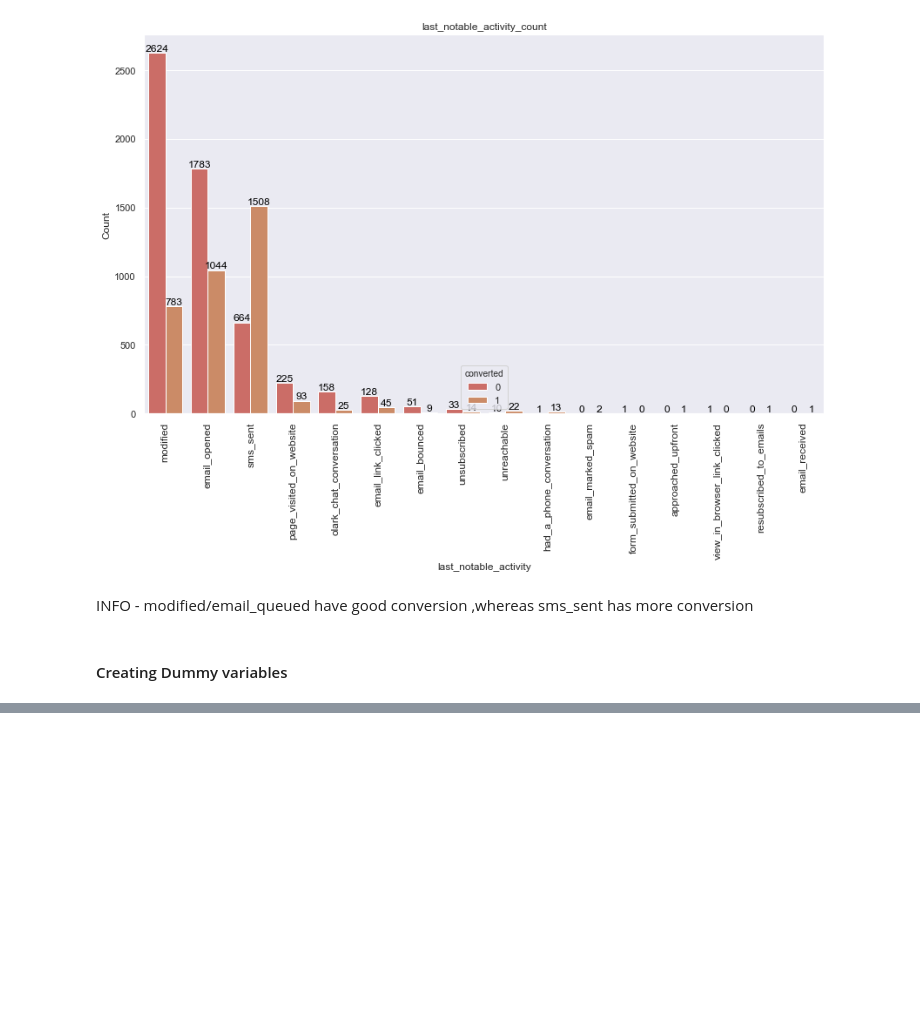
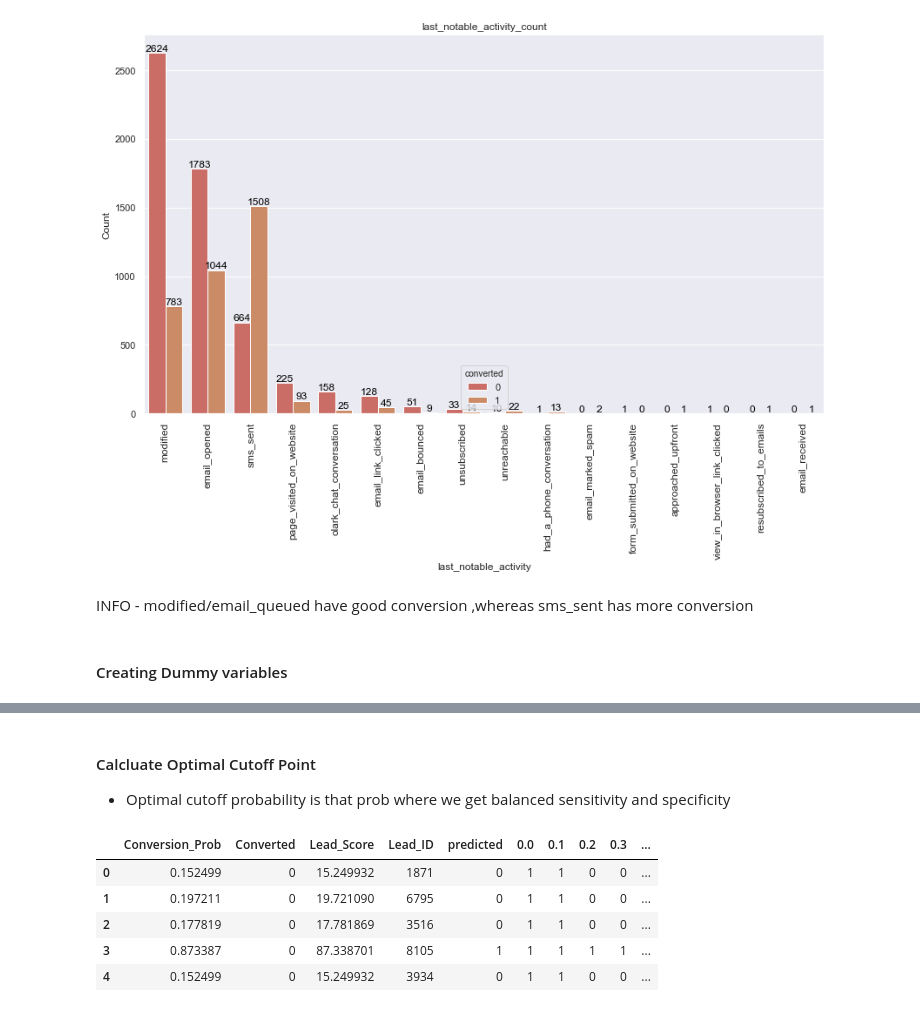
Before and after one commit to gauravsoni1112/Data-Science-Project, a Jupyter notebook: Lead Scoring/Lead Scoring Assignment/Lead-Scoring-Case-Study.ipynb, the cells around one changed output, grey strips where cells are left out. Cells and saved outputs as stored; diff of their text form; code cells hidden in the pictures; blank space fills up the shorter version.

```diff
--- a/Lead Scoring/Lead Scoring Assignment/Lead-Scoring-Case-Study.ipynb
+++ b/Lead Scoring/Lead Scoring Assignment/Lead-Scoring-Case-Study.ipynb
@@ -1049,0 +1668,15 @@ leads_df['what_matters_most_to_you_in_choosing_a_course'] = leads_df['what_matte
+# %% [markdown]
+#### Calcluate Optimal Cutoff Point
+- Optimal cutoff probability is that prob where we get balanced sensitivity and specificity
+# %%
+numbers = [float(x)/10 for x in range(10)]
+for i in numbers:
+    y_train_pred_final[i]= y_train_pred_final.Conversion_Prob.map(lambda x: 1 if x > i else 0)
+y_train_pred_final.head()
+# %% [output]
+|  | Conversion_Prob | Converted | Lead_Score | Lead_ID | predicted | 0.0 | 0.1 | 0.2 | 0.3 | ... |
+| 0 | 0.152499 | 0 | 15.249932 | 1871 | 0 | 1 | 1 | 0 | 0 | ... |
+| 1 | 0.197211 | 0 | 19.721090 | 6795 | 0 | 1 | 1 | 0 | 0 | ... |
+| 2 | 0.177819 | 0 | 17.781869 | 3516 | 0 | 1 | 1 | 0 | 0 | ... |
+| 3 | 0.873387 | 0 | 87.338701 | 8105 | 1 | 1 | 1 | 1 | 1 | ... |
+| 4 | 0.152499 | 0 | 15.249932 | 3934 | 0 | 1 | 1 | 0 | 0 | ... |
```
Also changed, not shown: parts of 138 cells of this notebook, 1 other file.
